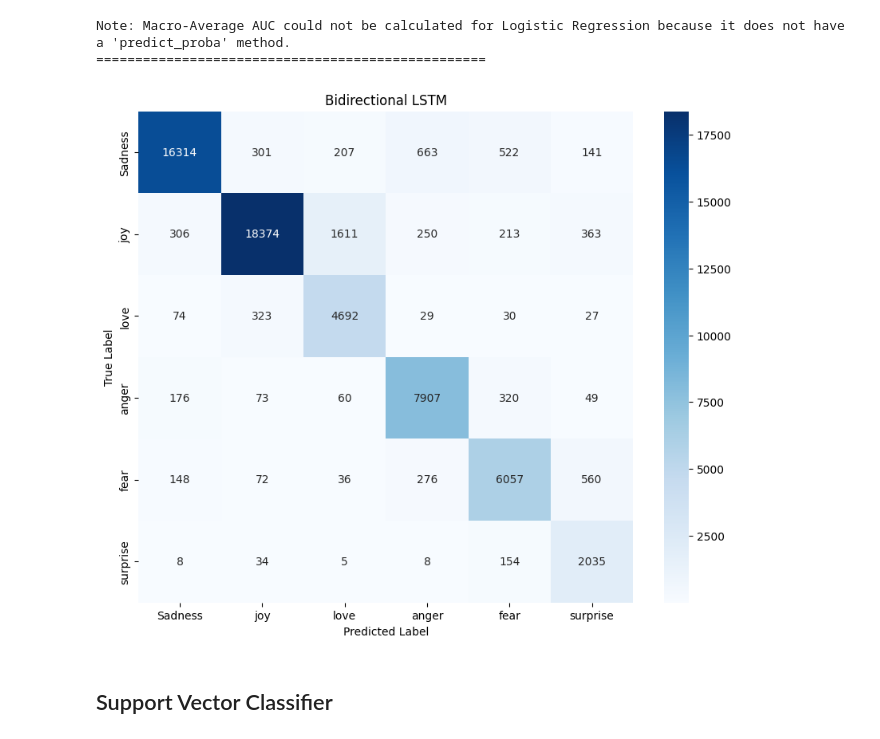
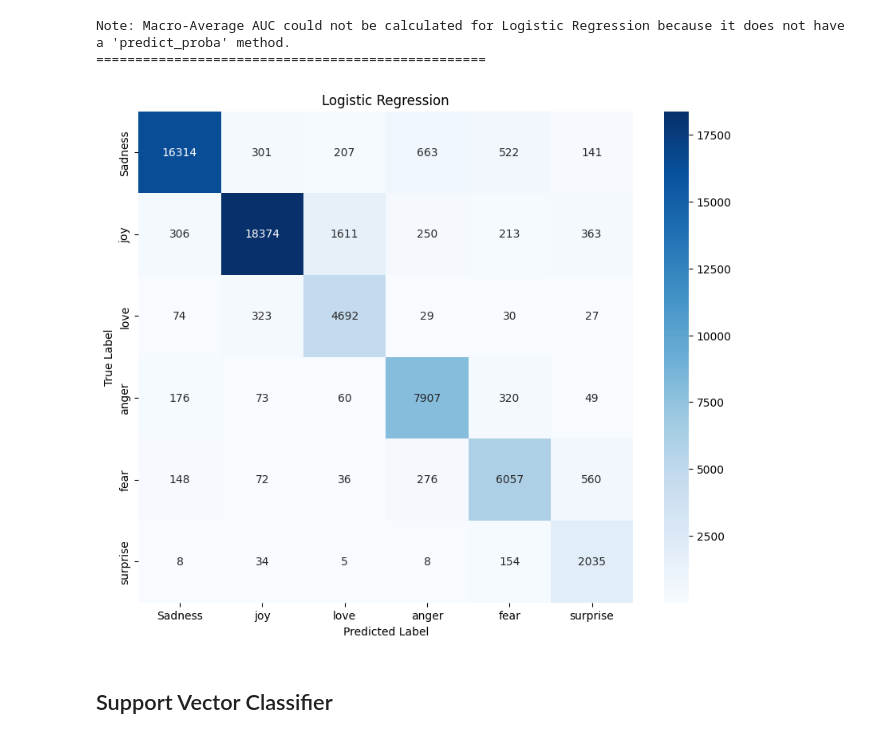
Before and after one commit to ravi2248/Emotion-Classification-in-Twitter-Messages, a Jupyter notebook: Emotion Classification.ipynb, the cells around one changed output. Cells and saved outputs as stored; diff of their text form; code cells hidden in the pictures.

```diff
--- a/Emotion Classification.ipynb
+++ b/Emotion Classification.ipynb
@@ -443,12 +443,12 @@ cm = confusion_matrix(y_val, y_pred_lr)
 # %%
 plt.figure(figsize=(10, 8))
 sns.heatmap(cm, annot=True, fmt='d', cmap='Blues', xticklabels=emotion_labels.values(), yticklabels=emotion_labels.values())
-plt.title('Bidirectional LSTM')
+plt.title('Logistic Regression')
 plt.xlabel('Predicted Label')
 plt.ylabel('True Label')
 plt.show()
 # %% [output]
-[figure, old version]
+[figure, new version]
 # %% [markdown]
 ## Support Vector Classifier
 # %%
```
Also changed, not shown: parts of 55 cells of this notebook, 3 other files.
